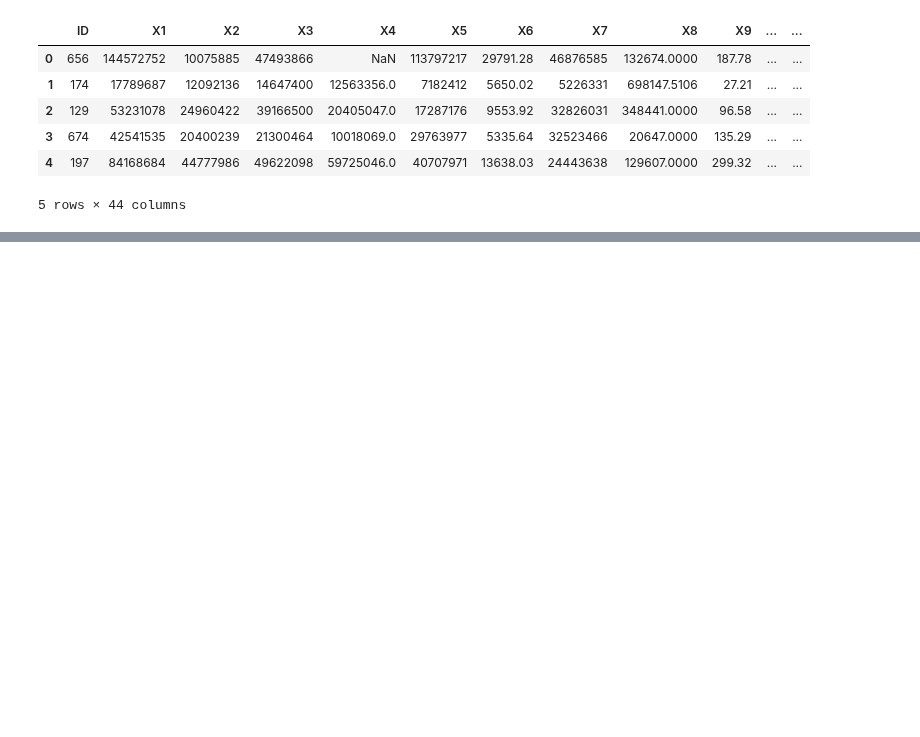
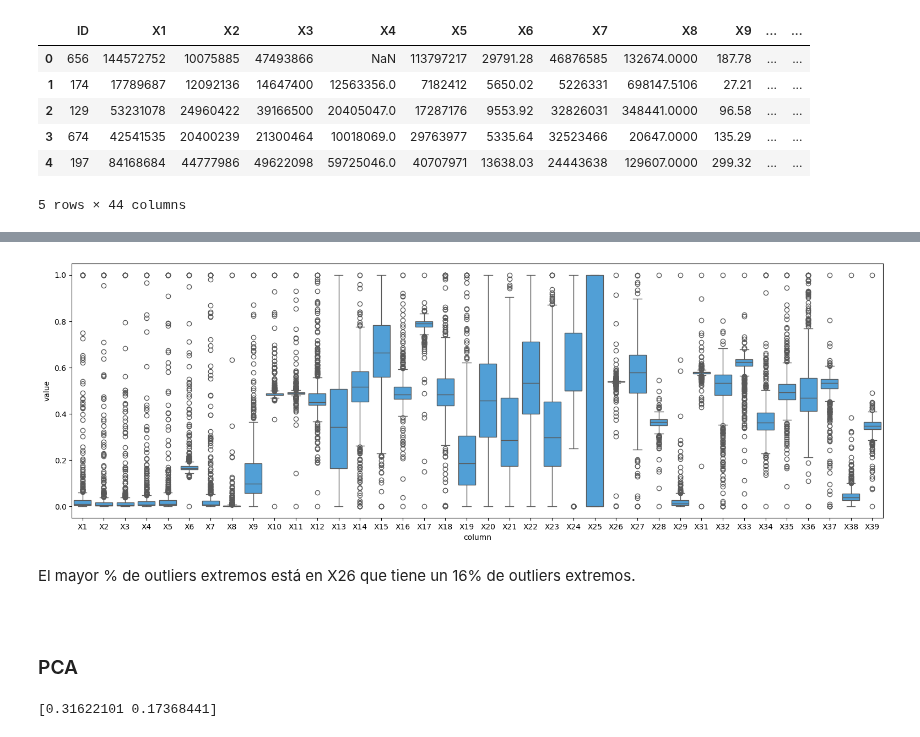
Before and after one commit to DomingoLopez/ClubFansIris, a Jupyter notebook: preprocesamiento/preprocesamiento.ipynb, the cells around one changed output, grey strips where cells are left out. Drawn from its saved outputs; the diff is of its cells as text; code cells hidden in the pictures; blank space fills up the shorter version.

```diff
--- a/preprocesamiento/preprocesamiento.ipynb
+++ b/preprocesamiento/preprocesamiento.ipynb
@@ -29,9 +37,9 @@ warnings.filterwarnings('ignore')
 ### Análisis Exploratorio de Datos
 # %%
 # Cargamos csv con los datos de train
-df_train = pd.read_csv("../data/training_data.csv", sep=",", header=0, na_values=['?', '', 'NA'])
+df_train = pd.read_csv("../data_raw/training_data.csv", sep=",", header=0, na_values=['?', '', 'NA'])
 # Cargamos csv con los datos de test
-df_test = pd.read_csv("../data/test_data.csv", sep=",", header=0, na_values=['?', '', 'NA'])
+df_test = pd.read_csv("../data_raw/test_data.csv", sep=",", header=0, na_values=['?', '', 'NA'])
 
 # Dimensión
 print(f"Dimensión del dataset de train:\n {df_train.shape} \n")
@@ -240,0 +338,47 @@ df_test_encoded.head()
+# %%
+# Visualizamos de forma gráfica con boxplot
+# Escalamos con minmaxscaler, para que los gráficos estén en la misma escala, aunque no es obligatorio para ver boxplots
+
+
+scaler = MinMaxScaler()
+df_scaled = scaler.fit_transform(df.to_numpy())
+df_scaled = pd.DataFrame(df_scaled, columns=[
+  df_train_enc_no_target_no_na.columns])
+
+df_melted = df_scaled.melt(var_name='column')
+
+plt.figure(figsize=(19,6))
+sns.boxplot(data=df_melted, color="#3BA3EC", x="column", y="value")
+
+
+# Creamos FacetGrid igual
+#g = sns.FacetGrid(df_melted, col="column", col_wrap=4,sharex=False, sharey=False,
+#                  height=3, aspect=1)
+# Mapeamos los boxplot
+#g.map(sns.boxplot, "column", "value", width=0.5, color="#3BA3EC")
+
+# Ajusta el espacio entre los gráficos
+#g.fig.tight_layout(pad=3)
+
+# Muestra los gráficos
+plt.show()
+# %% [output]
+[figure, added]
+# %% [markdown]
+El mayor % de outliers extremos está en X26 que tiene un 16% de outliers extremos.
+# %% [markdown]
+<br/>
+
+### PCA
+# %%
+# Hacemos pca para mejor representación en 2D y ver outliers tb.
+
+# OJO! -> se está obteniendo pca sin NAs, solo por ver el scatterplot como queda.
+
+pca = PCA(n_components=2)
+pca_features = pca.fit_transform(df_scaled)
+
+pca_df_scaled = pd.DataFrame(data=pca_features, columns =['PC1','PC2'])
+print(pca.explained_variance_ratio_)
+# %% [output]
+[0.31622101 0.17368441]
```
Also changed, not shown: parts of 16 cells of this notebook, 5 other files.
